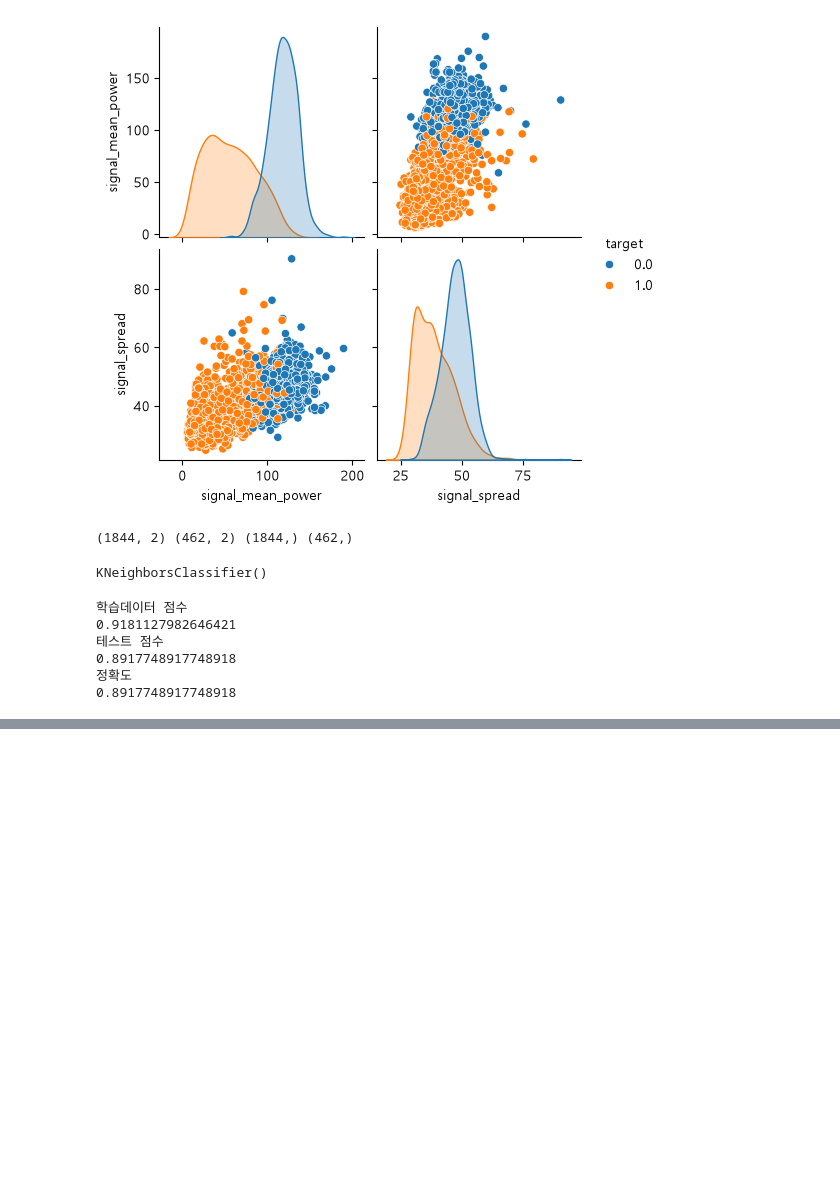
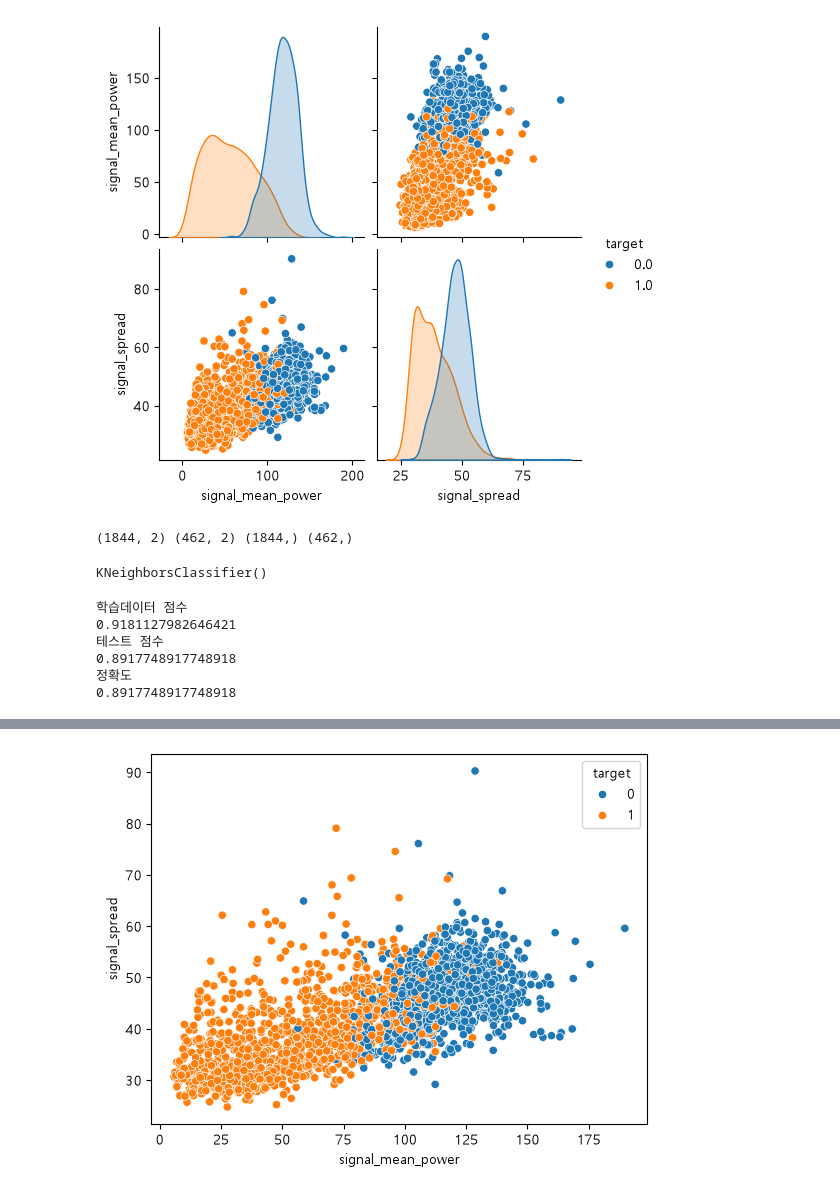
Before and after one commit to hyejinspace/kdt-ml, a Jupyter notebook: 5. KNN(펄서와 우주잡음).ipynb, the cells around one changed output, grey strips where cells are left out. Cells and saved outputs as stored; diff of their text form; code cells hidden in the pictures; blank space fills up the shorter version.

```diff
--- a/5. KNN(펄서와 우주잡음).ipynb
+++ b/5. KNN(펄서와 우주잡음).ipynb
@@ -177,0 +228,3 @@ print(accuracy_score(y_test, y_pred))
+# %%
+# 타켓의 타입을 변경해서 좀 더 편리한 데이터로 변경
+star_df["target"] = star_df["target"].astype(int)
@@ -177,0 +247,5 @@ print(accuracy_score(y_test, y_pred))
+# %%
+sns.scatterplot(star_df, x="signal_mean_power", y="signal_spread", hue="target")
+plt.show()
+# %% [output]
+[figure, added]
```
Also changed, not shown: parts of 29 cells of this notebook, 2 other files.
